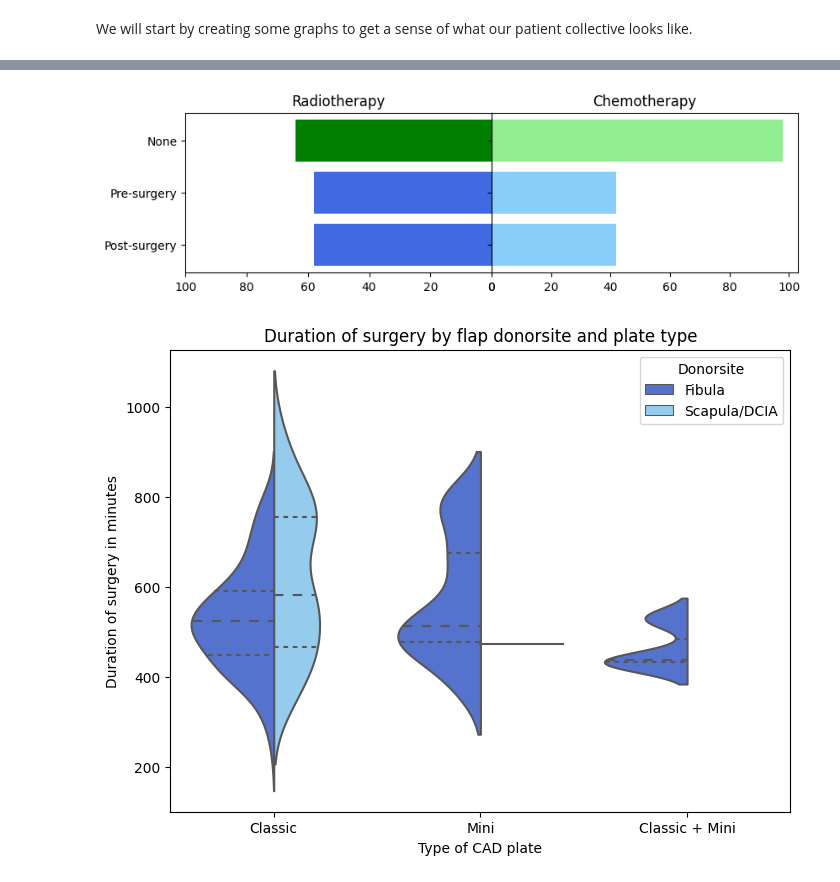
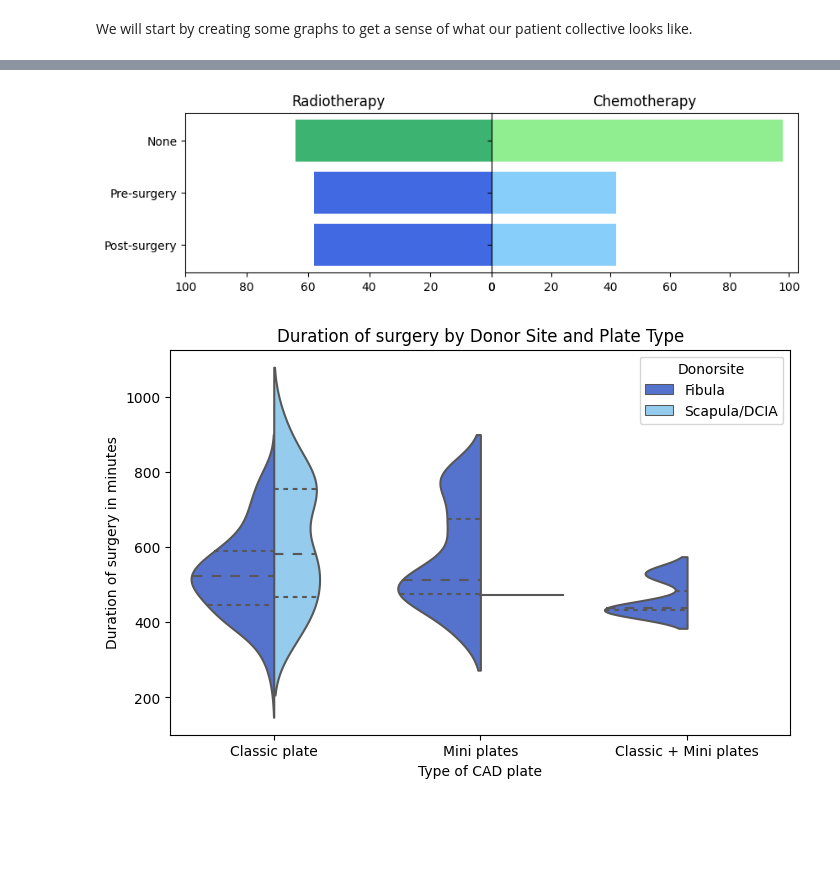
Before and after one commit to philipp-lampert/mymandible, a Jupyter notebook: data_science/02_data_exploration.ipynb, the cells around one changed output, grey strips where cells are left out. Cells and saved outputs as stored; diff of their text form; code cells hidden in the pictures; blank space fills up the shorter version.

```diff
--- a/data_science/02_data_exploration.ipynb
+++ b/data_science/02_data_exploration.ipynb
@@ -122,8 +98,16 @@ plt.show()
 # %%
-classification_columns = [col for col in df.columns if col.startswith("urkens_classification___")]
-classification_counts_by_site = df.groupby('flap_donor_site')[classification_columns].sum()
+labels = {
+    'cad_long': 'Classic plate',
+    'cad_mini': 'Mini plates',
+    'cad_mix': 'Classic + Mini plates'
+}
 
-classification_counts_by_site = classification_counts_by_site[classification_counts_by_site.sum().index].T
+df['plate_type'] = df['plate_type'].map(labels)
+
+defect_classification = [col for col in df.columns if col.startswith("urkens_classification___")]
+defect_by_plate = df.groupby('plate_type')[defect_classification].sum()
+
+defect_by_plate = defect_by_plate[defect_by_plate.sum().index].T
 
 labels = {
     'urkens_classification___c': 'Condyle',
@@ -132,16 +116,16 @@ labels = {
     'urkens_classification___s': 'Symphysis'
 }
 
-# Use the 'replace' function to rename the 'indication' values
-classification_counts_by_site.index = classification_counts_by_site.index.to_series().replace(labels)
+defect_by_plate.index = defect_by_plate.index.to_series().replace(labels)
 
 # Create a stacked bar chart
-ax = classification_counts_by_site.plot(kind='barh', stacked=True, figsize=(6, 4), color=['royalblue', 'pink', 'lightskyblue'], width=0.8)
+ax = defect_by_plate.plot(kind='barh', stacked=True, figsize=(6, 4), color=['royalblue', 'lightskyblue', 'pink'], width=0.8)
 
 # Create a bar chart
-plt.title('Urkens classification')
+plt.title("Defect Classification by Plate Type")
 plt.xlabel('Count')
 plt.ylabel('')
+plt.legend(title='', frameon=False, loc='lower right')
 
 plt.show()
 # %% [output]
@@ -295,7 +237,7 @@ fig, ax = plt.subplots(figsize=(8, 2.5), ncols=2, sharey=True)
 fig.tight_layout()
 
 # Plot the bidirectional bar plot for radiotherapy
-ax[0].barh(index, data['radiotherapy'], color=['green', 'royalblue', 'royalblue'], align='center')
+ax[0].barh(index, data['radiotherapy'], color=['mediumseagreen', 'royalblue', 'royalblue'], align='center')
 ax[0].set_title('Radiotherapy')
 
 # Plot the bidirectional bar plot for chemotherapy
@@ -313,6 +255,6 @@ plt.subplots_adjust(wspace=0)
 
 plt.show()
 # %% [output]
-[figure, old version]
+[figure, new version]
 # %%
 # Plot for plate type and plate thickness
@@ -321,33 +261,25 @@ plt.show()
 # %%
-plt.figure(figsize=(8, 6))
+plt.figure(figsize=(8, 5))
 
 colors = ['royalblue', 'lightskyblue']
-
-labels = {
-    'cad_long': 'Classic',
-    'cad_mini': 'Mini',
-    'cad_mix': 'Classic + Mini'
-}
-
-df['plate_type'] = df['plate_type'].map(labels)
 
 bw = 0.4
 
 df['no_fibula'] = np.where(df['flap_donor_site'] != 'fibula', True, False)
 
 ax = sns.violinplot(x=df['plate_type'], y=df['surgery_duration_min'].astype('int'), hue=df['no_fibula'], split=True, palette=colors, bw=bw, inner='quart')
 
 handles, labels = ax.get_legend_handles_labels()
 labels = ["Fibula", "Scapula/DCIA"]
 ax.legend(handles, labels, title = 'Donorsite')
 
 plt.xlabel('Type of CAD plate')
 plt.ylabel('Duration of surgery in minutes')
-plt.title('Duration of surgery by flap donorsite and plate type')
+plt.title('Duration of surgery by Donor Site and Plate Type')
 
 plt.show()
 # %% [output]
-[figure, old version]
+[figure, new version]
 # %%
 df.columns.values
 # %% [output]
```
Also changed, not shown: parts of 10 cells of this notebook.
